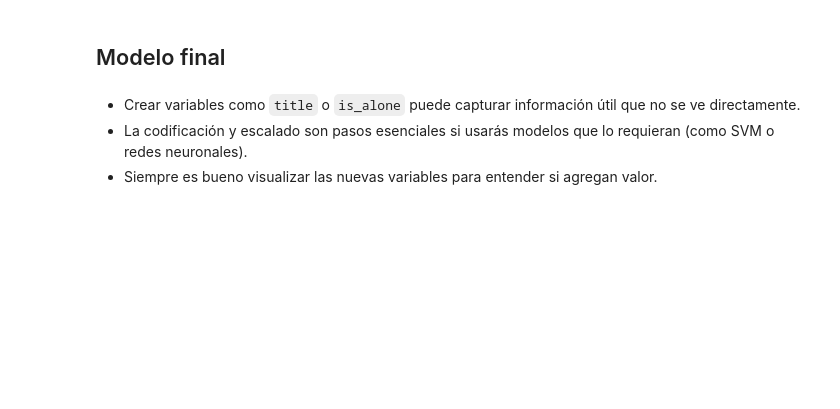
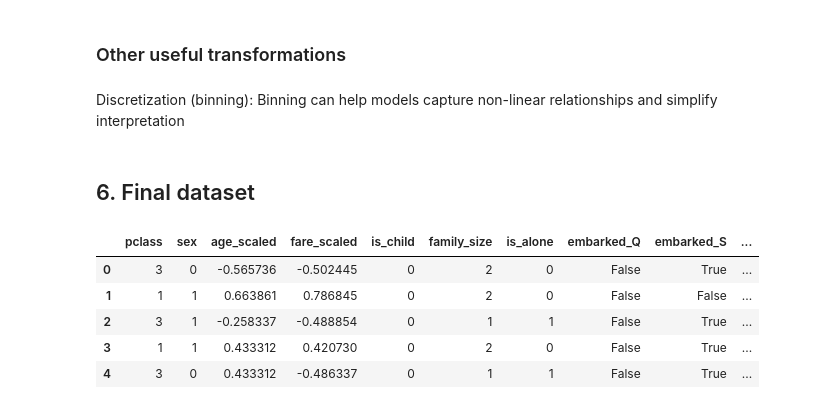
Before and after one commit to Molgol/Data_Science, a Jupyter notebook: 03_feature_engineering/feature_engineering.ipynb, the cells around one changed output. Cells and saved outputs as stored; diff of their text form; code cells hidden in the pictures; blank space fills up the shorter version.

```diff
--- a/03_feature_engineering/feature_engineering.ipynb
+++ b/03_feature_engineering/feature_engineering.ipynb
@@ -61,0 +107,2 @@ B. Tamaño de familia
+# %%
+df['is_child'] = (df['age'] < 12).astype(int)
@@ -79 +126,5 @@ Discretización (binning)
+# %% [markdown]
+### Other useful transformations
+# %% [markdown]
+Discretization (binning): Binning can help models capture non-linear relationships and simplify interpretation
 # %%
@@ -81,10 +132,14 @@ Discretización (binning)
 df['age_bin'] = pd.cut(df['age'], bins=[0, 12, 18, 35, 60, 100], labels=['child', 'teen', 'young_adult', 'adult', 'senior'])
-# %% [markdown]
-## Modelo final
+# %% [markdown]
+## 6. Final dataset
 # %%
-df_model = df[['pclass', 'sex', 'age_scaled', 'fare_scaled', 'title', 'family_size', 'is_alone', 'embarked_Q', 'embarked_S', 'survived']]
+# Show transformed variables
+df_model = df[['pclass', 'sex', 'age_scaled', 'fare_scaled', 'is_child', 'family_size', 'is_alone', 'embarked_Q', 'embarked_S', 'survived']]
 df_model.head()
+# %% [output]
+|  | pclass | sex | age_scaled | fare_scaled | is_child | family_size | is_alone | embarked_Q | embarked_S | ... |
+| 0 | 3 | 0 | -0.565736 | -0.502445 | 0 | 2 | 0 | False | True | ... |
+| 1 | 1 | 1 | 0.663861 | 0.786845 | 0 | 2 | 0 | False | False | ... |
+| 2 | 3 | 1 | -0.258337 | -0.488854 | 0 | 1 | 1 | False | True | ... |
+| 3 | 1 | 1 | 0.433312 | 0.420730 | 0 | 2 | 0 | False | True | ... |
+| 4 | 3 | 0 | 0.433312 | -0.486337 | 0 | 1 | 1 | False | True | ... |
-# %% [markdown]
-- Crear variables como `title` o `is_alone` puede capturar información útil que no se ve directamente.
-- La codificación y escalado son pasos esenciales si usarás modelos que lo requieran (como SVM o redes neuronales).
-- Siempre es bueno visualizar las nuevas variables para entender si agregan valor.
```
Also changed, not shown: parts of 34 cells of this notebook.
